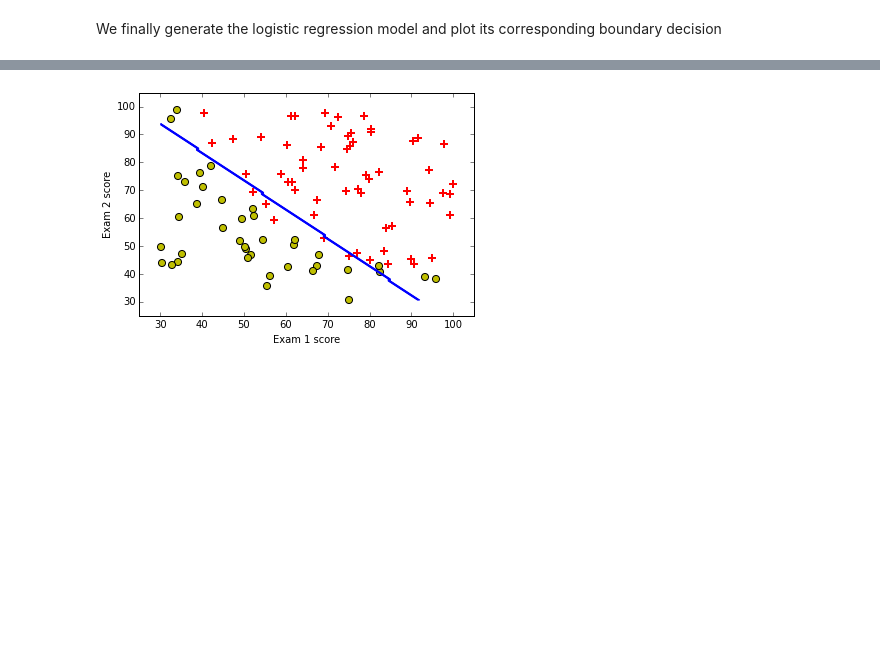
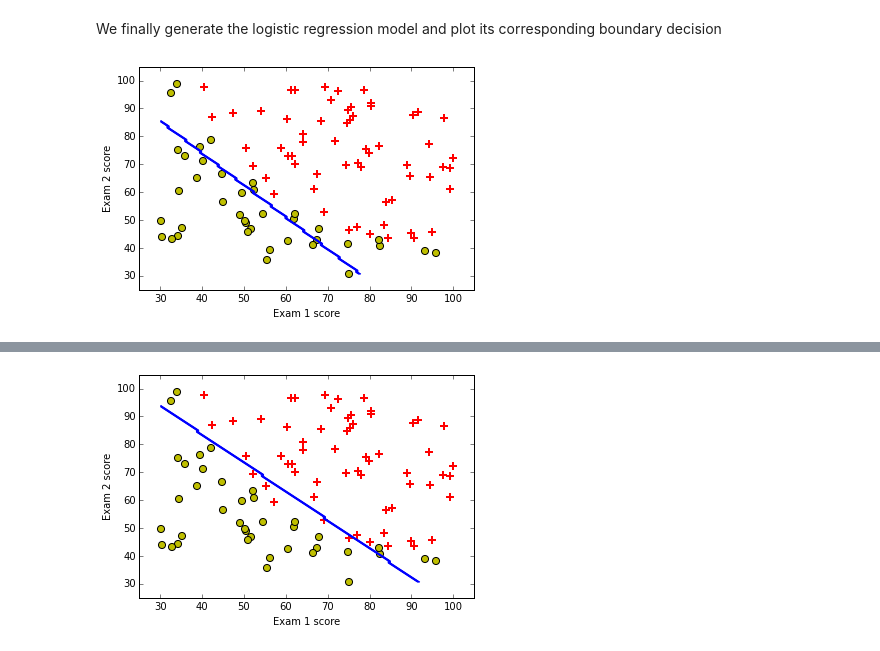
Before and after one commit to rcuevass/BDU-Logistic-and-SVM-clasifier, a Jupyter notebook: Classification_Logistic_SVM.ipynb, the cells around one changed output, grey strips where cells are left out. Cells and saved outputs as stored; diff of their text form; code cells hidden in the pictures; blank space fills up the shorter version.

```diff
--- a/Classification_Logistic_SVM.ipynb
+++ b/Classification_Logistic_SVM.ipynb
@@ -107,7 +107,7 @@ def LinRegr_Boundary(Cval):
     Note.- Smaller Cval values specify stronger regularization.
     """
     # Read data to dataframe
-    df = pd.read_csv("example_1.txt")
+    df = pd.read_csv("data/students_admitted.txt")
     # Get values from it to a numpy array
     mat = df.values
     # Split data into features and labels
@@ -121,3 +121,7 @@ def LinRegr_Boundary(Cval):
     plot( mat )
     # ... and resulting separating line
     PlotBoundary( X, logreg )
+# %%
+LinRegr_Boundary(1.)
+# %% [output]
+[figure, added]
```
Also changed, not shown: parts of 17 cells of this notebook.
